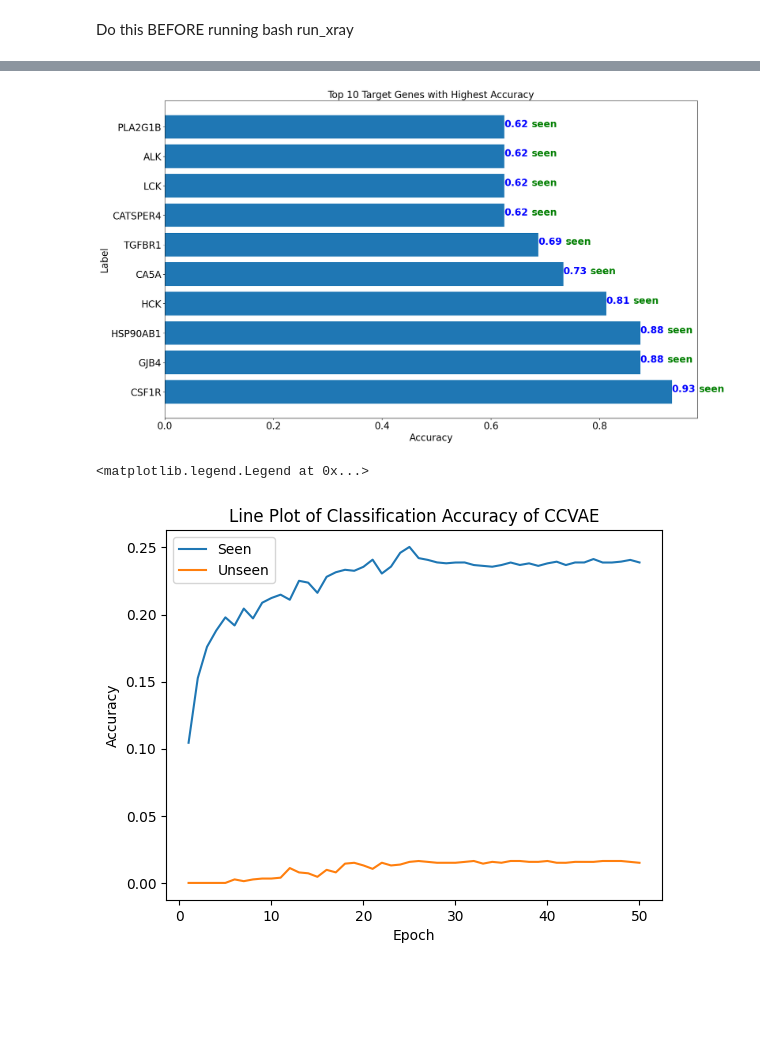
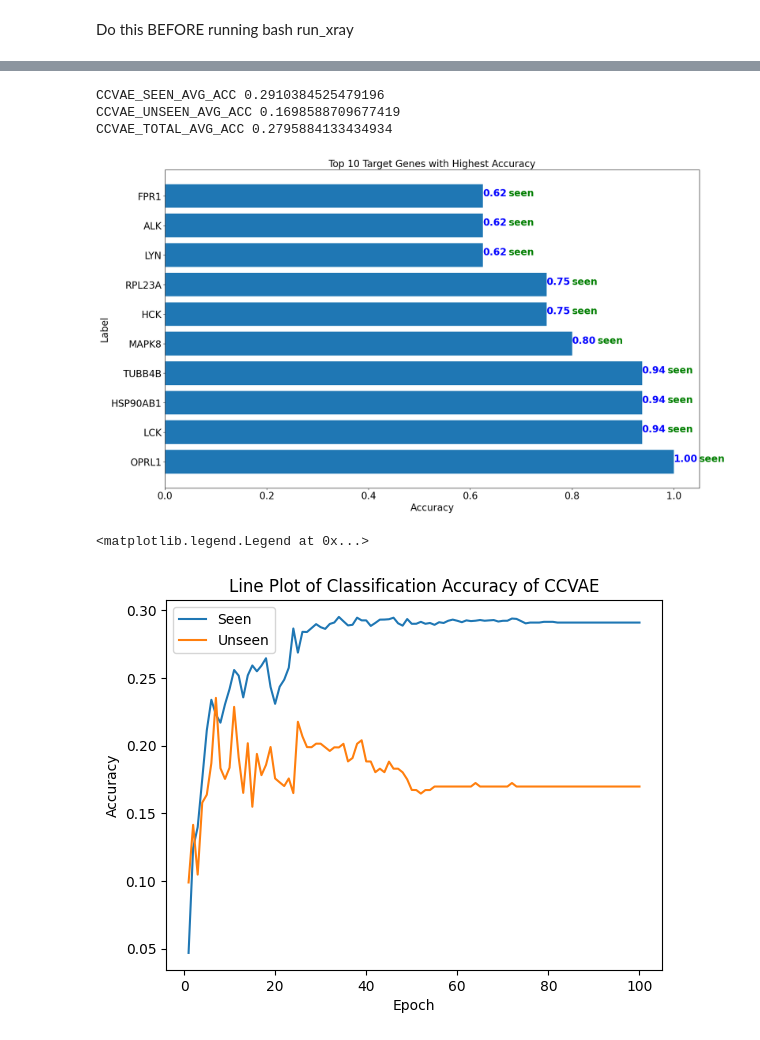
Before and after one commit to BigMewin/Zeroshot, a Jupyter notebook: gzsda-main/gzsda-main/Run this to set up datasplit and evaluation result.ipynb, the cells around one changed output, grey strips where cells are left out. Cells and saved outputs as stored; diff of their text form; code cells hidden in the pictures; blank space fills up the shorter version.

```diff
--- a/gzsda-main/gzsda-main/Run this to set up datasplit and evaluation result.ipynb
+++ b/gzsda-main/gzsda-main/Run this to set up datasplit and evaluation result.ipynb
@@ -5,22 +5,3 @@ import scipy.io as scio
 import pandas as pd
 import numpy as np
 import matplotlib.pyplot as plt
-# %%
-        data_dir = './data/XrayBaggage20/'
-        #data_A = scipy.io.loadmat(data_dir+'XrayDataset-'+domainSet[sourceDomainIndex]+'-resnet101-noft.mat')
-        #data_A = scipy.io.loadmat('/data/datacenter/H3C_GPU/projects/yuchen/gzsda-main/gzsda-main/data/XrayBaggage20/CRISPR.mat')
-
-        data1=scio.loadmat('/data/datacenter/H3C_GPU/projects/yuchen/gzsda-main/gzsda-main/data/XrayBaggage20/XrayDataset-regu-resnet101-noft.mat')
-        data2=scio.loadmat('/data/datacenter/H3C_GPU/projects/yuchen/gzsda-main/gzsda-main/data/XrayBaggage20/XrayDataset-xray-resnet101-noft.mat')
-
-
-        df1 = pd.read_csv('/data/datacenter/H3C_GPU/projects/yuchen/gzsda-main/gzsda-main/data/XrayBaggage20/CRISPR.csv')
-        df2 = pd.read_csv('/data/datacenter/H3C_GPU/projects/yuchen/gzsda-main/gzsda-main/data/XrayBaggage20/Compound.csv')
-        df1=df1.iloc[:,1:]
-        df2=df2.iloc[:,1:]
-        df3=pd.concat([df1,df2])
-        df3=df3.reset_index()
-        Gene_list=df3['Metadata_gene'].tolist()
-        #df3=df3.iloc[:,1:15]
-        xyz=pd.read_csv('/data/datacenter/H3C_GPU/projects/yuchen/total_new.csv')
-        #xyz.iloc[:,15:]
@@ -196,4 +192,17 @@ dr=dr.iloc[:10,:]
+# %%
+print('CCVAE_SEEN_AVG_ACC',ccc['acc_seen'][0][-1])
+print('CCVAE_UNSEEN_AVG_ACC',ccc['acc_unseen'][0][-1])
+print('CCVAE_TOTAL_AVG_ACC',ccc['acc'][0][-1])
+# %% [output]
+CCVAE_SEEN_AVG_ACC 0.2910384525479196
+CCVAE_UNSEEN_AVG_ACC 0.1698588709677419
+CCVAE_TOTAL_AVG_ACC 0.2795884133434934
 # %%
+dr=pd.DataFrame({'Label': lab, 'Accuracy': ccc['acc_per_class'][49], 'If_seen': spp1})
+dr['If_seen'] = dr['If_seen'].replace({0:'seen', 1:'unseen'})
+dr=dr.dropna()
+dr=dr.sort_values(by='Accuracy', ascending = False)
+dr=dr.iloc[:10,:]
 plt.figure(figsize=(20,12))
 plt.barh(dr['Label'],dr['Accuracy'])
 plt.xlabel('Accuracy',fontsize=20)
@@ -206,18 +215,18 @@ for i,(v,s) in enumerate(zip(dr['Accuracy'],dr['If_seen'])):
     plt.text(v+0.05, i, s, color = 'green', fontweight = 'bold',fontsize=20)
 plt.show()
 # %% [output]
-[figure, old version]
+[figure, new version]
 # %%
-epochs = np.arange(1,51)
+epochs = np.arange(1,101)
 data1 = ccc['acc_seen'][0]
 data2 = ccc['acc_unseen'][0]
 plt.plot(epochs, data1, label='Seen')
 plt.plot(epochs, data2, label='Unseen')
 
 plt.xlabel('Epoch')
 plt.ylabel('Accuracy')
 plt.title('Line Plot of Classification Accuracy of CCVAE')
 plt.legend()
 # %% [output]
 <matplotlib.legend.Legend at 0x...>
-[figure, old version]
+[figure, new version]
```
Also changed, not shown: parts of 13 cells of this notebook, 2 other files.
